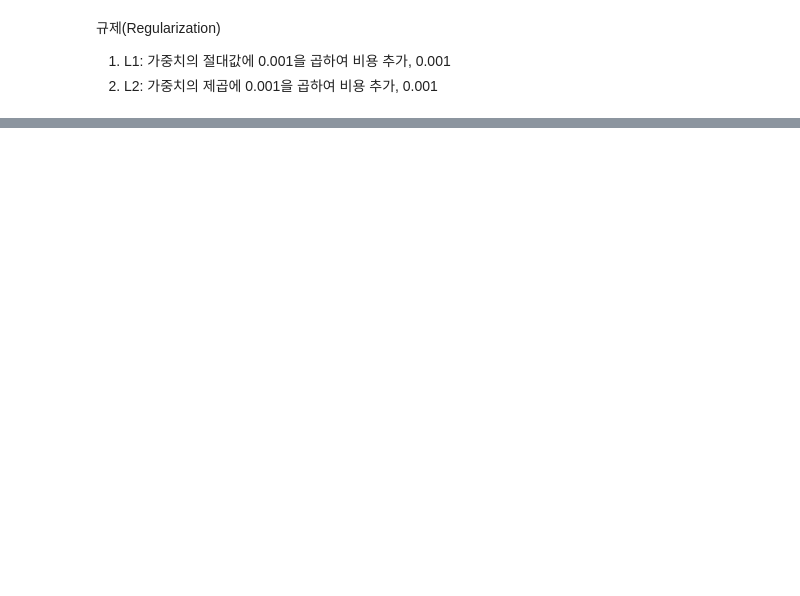
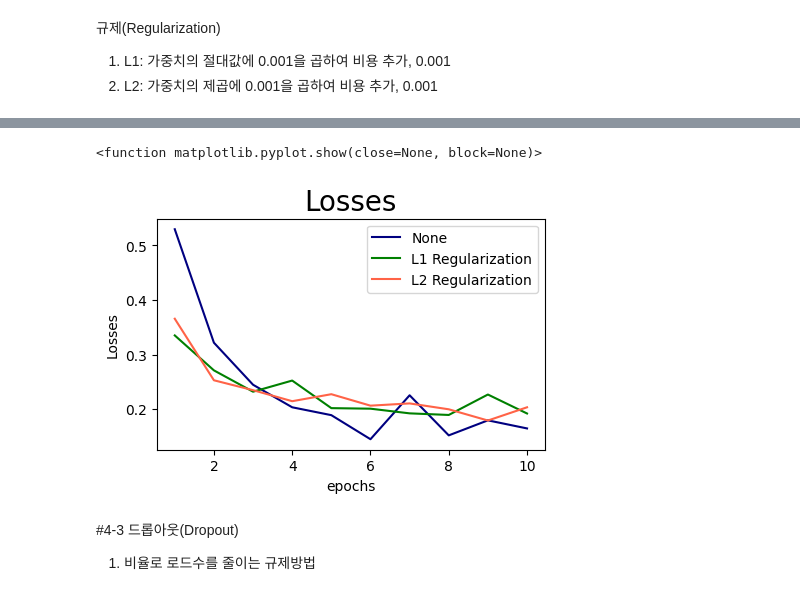
Before and after one commit to JeongSoong/Machine_learning, a Jupyter notebook: 문정수_201911047_7주차.ipynb, the cells around one changed output, grey strips where cells are left out. Saved outputs shown, nothing was run; the diff lists cells and outputs as text; code cells hidden in the pictures; blank space fills up the shorter version.

```diff
--- a/문정수_201911047_7주차.ipynb
+++ b/문정수_201911047_7주차.ipynb
@@ -320,7 +323,7 @@ plt.show
 regularizer2 = tf.keras.regularizers.l2(0.001)
 L2_model = tf.keras.Sequential([
     tf.keras.layers.Flatten(input_shape=(28,28)),
-    tf.keras.layers.Dense(64,kernel_initializer = 'normal', kernel_regularizer2 = regularizer2, activation = 'relu')
-    tf.keras.layers.Dense(32,kernel_initializer = 'normal', kernel_regularizer2 = regularizer2, activation = 'relu')
+    tf.keras.layers.Dense(64,kernel_initializer = 'normal', kernel_regularizer = regularizer2, activation = 'relu'),
+    tf.keras.layers.Dense(32,kernel_initializer = 'normal', kernel_regularizer = regularizer2, activation = 'relu'),
     tf.keras.layers.Dense(10, activation = 'softmax')
 ])
@@ -333,0 +356,14 @@ L2_model = L2_model.fit(x_train,y_train, validation_data = (x_test, y_test), epo
+# %%
+##L1규제
+regularizer1 = tf.keras.regularizers.l1(0.001)
+L1_model = tf.keras.Sequential([
+    tf.keras.layers.Flatten(input_shape=(28,28)),
+    tf.keras.layers.Dense(64,kernel_initializer = 'normal', kernel_regularizer = regularizer2, activation = 'relu'),
+    tf.keras.layers.Dense(32,kernel_initializer = 'normal', kernel_regularizer = regularizer2, activation = 'relu'),
+    tf.keras.layers.Dense(10, activation = 'softmax')
+])
+# %%
+L1_model.compile(optimizer='adam',
+              loss = 'sparse_categorical_crossentropy',
+              metrics=['accuracy'])
+L1_model = L1_model.fit(x_train,y_train, validation_data = (x_test, y_test), epochs = 10)
@@ -333,0 +391,17 @@ L2_model = L2_model.fit(x_train,y_train, validation_data = (x_test, y_test), epo
+# %%
+#L1,L2규제 모델비교 시각화
+plt.figure(figsize = (5,3))
+plt.plot(np.arange(1,11), history.history['val_loss'], color = 'navy', label = 'None')
+plt.plot(np.arange(1,11), L1_model.history['val_loss'], color = 'green', label = 'L1 Regularization')
+plt.plot(np.arange(1,11), L2_model.history['val_loss'], color = 'tomato', label = 'L2 Regularization')
+plt.title("Losses", fontsize = 20)
+plt.xlabel('epochs')
+plt.ylabel("Losses")
+plt.legend()
+plt.show
+# %% [output]
+<function matplotlib.pyplot.show(close=None, block=None)>
+[figure, added]
+# %% [markdown]
+#4-3 드롭아웃(Dropout)
+1. 비율로 로드수를 줄이는 규제방법
```
Also changed, not shown: parts of 29 cells of this notebook.
